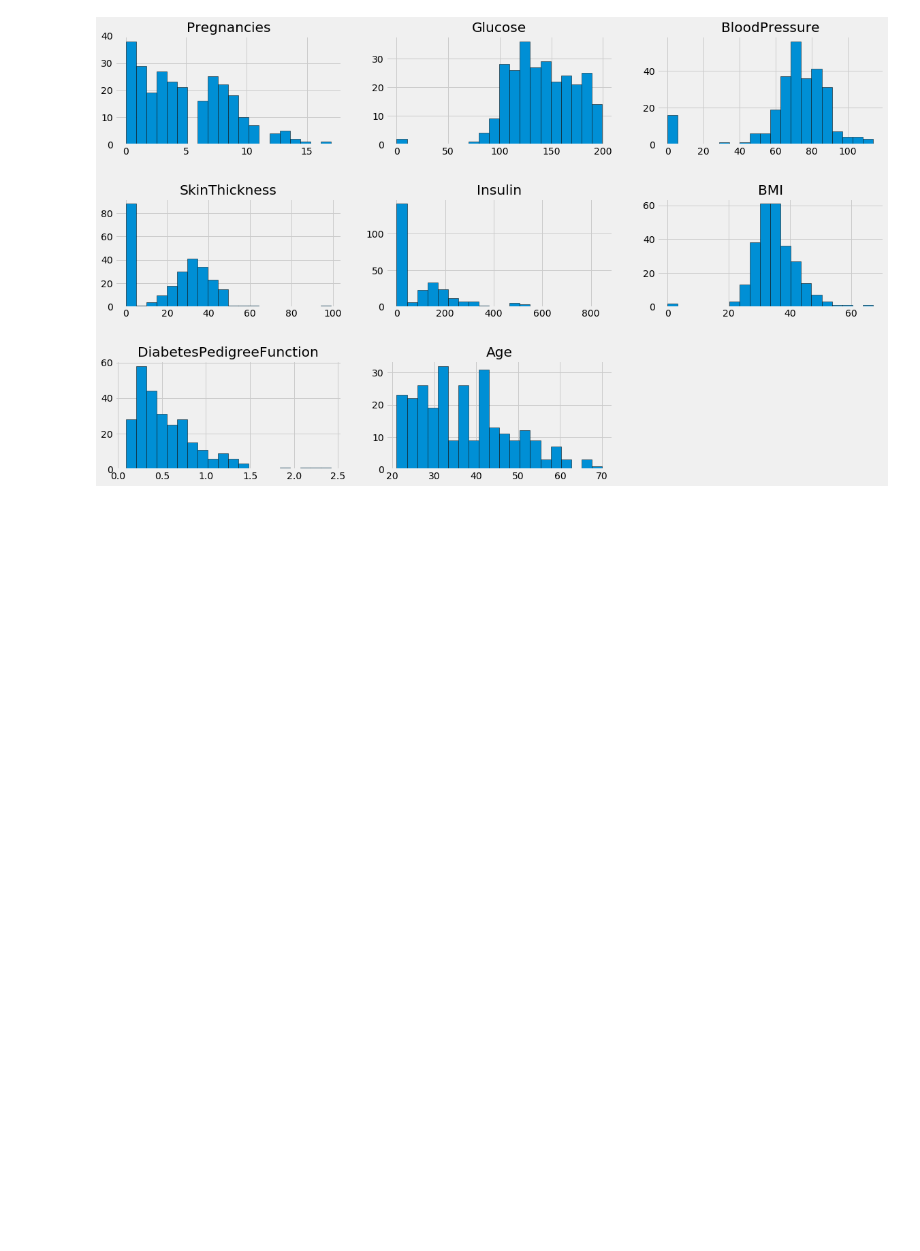
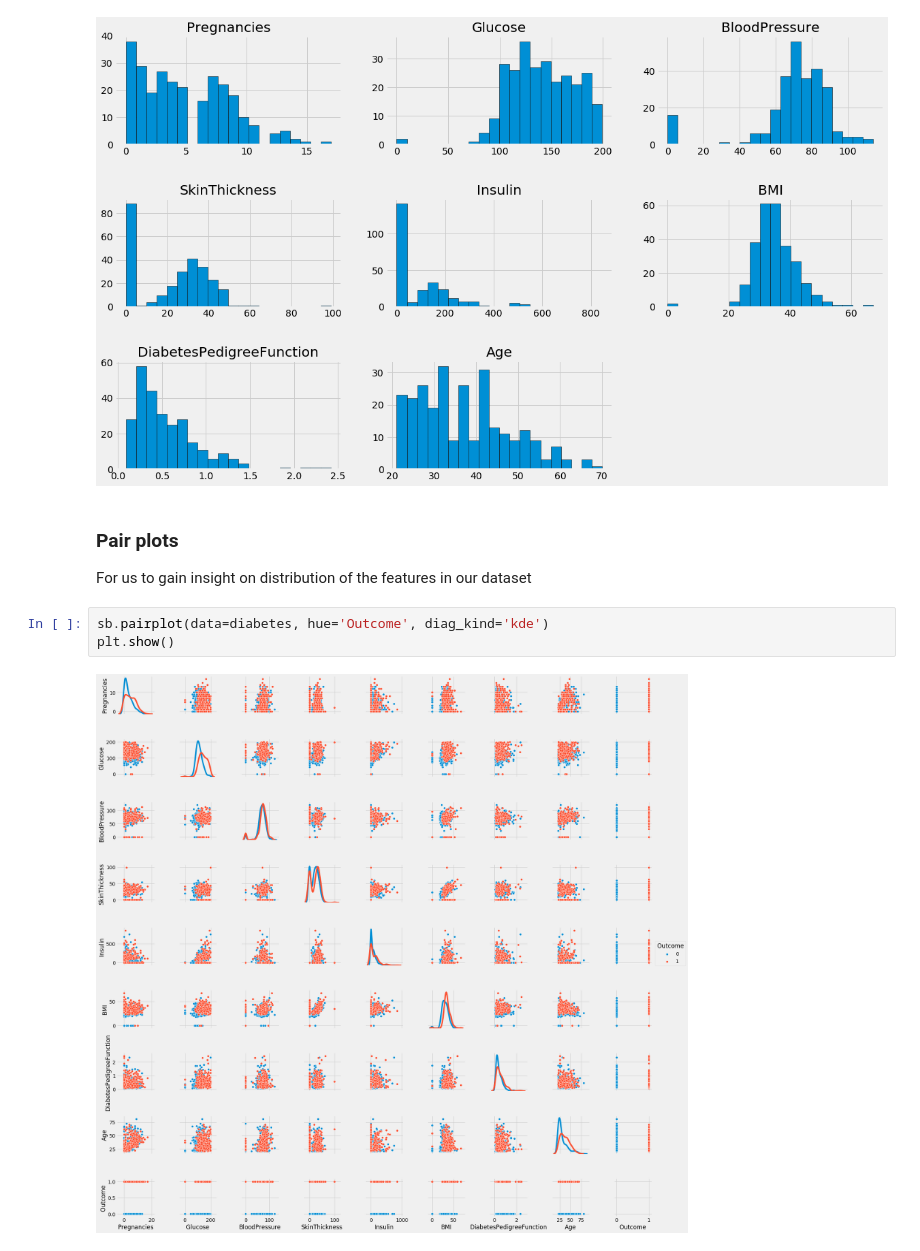
Before and after one commit to gucciwang/PIMA, a Jupyter notebook: notebooks/explore.ipynb, the cells around one changed output. Drawn from its saved outputs; the diff is of its cells as text; blank space fills up the shorter version.

```diff
--- a/notebooks/explore.ipynb
+++ b/notebooks/explore.ipynb
@@ -92,3 +92,12 @@ plt.show
 # %% [output]
 <function matplotlib.pyplot.show>
 [figure]
+# %% [markdown]
+### Pair plots ###
+
+For us to gain insight on distribution of the features in our dataset
+# %%
+sb.pairplot(data=diabetes, hue='Outcome', diag_kind='kde')
+plt.show()
+# %% [output]
+[figure, added]
```
Also changed, not shown: parts of 5 cells of this notebook.
